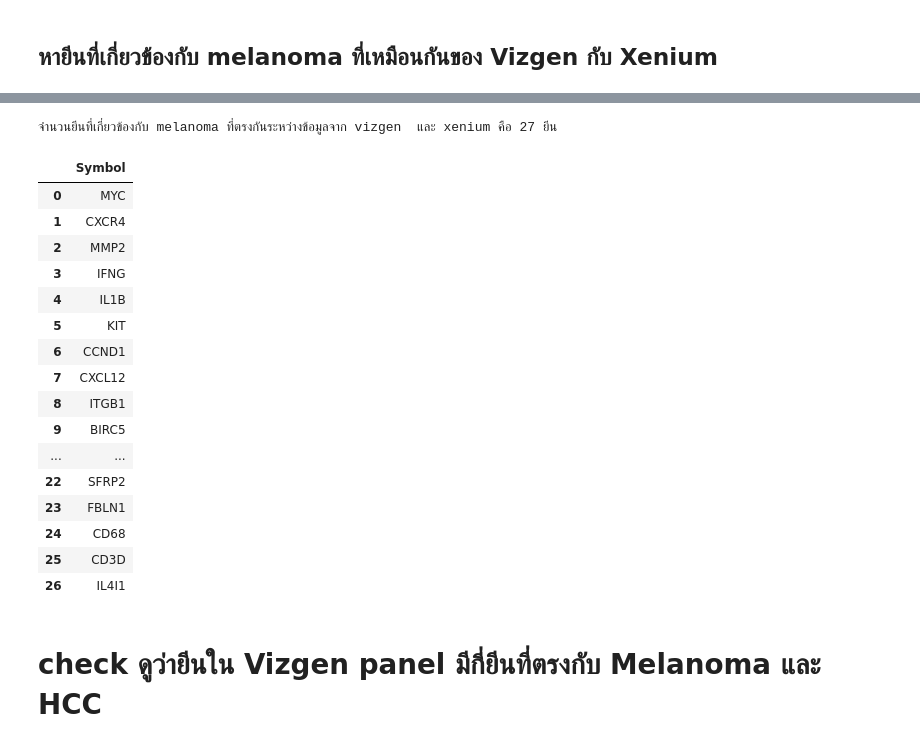
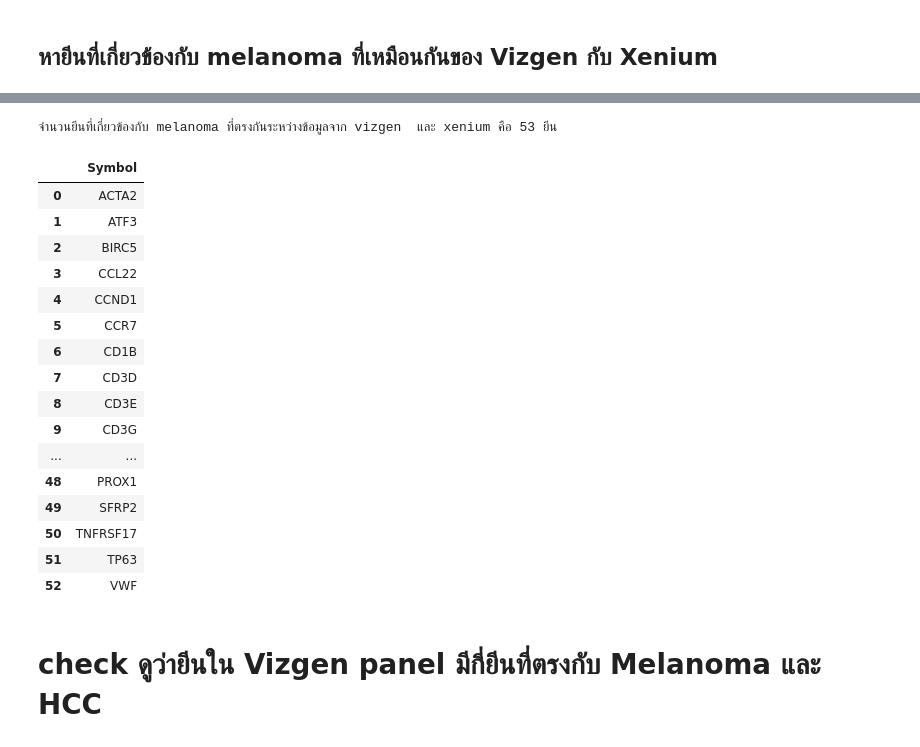
Before and after one commit to manudsanun/python_dataviz2024, a Jupyter notebook: Immuno_oncology_Gene_Panel__Gene_List_2.ipynb, the cells around one changed output, grey strips where cells are left out. Saved outputs shown, nothing was run; the diff lists cells and outputs as text; code cells hidden in the pictures.

```diff
--- a/Immuno_oncology_Gene_Panel__Gene_List_2.ipynb
+++ b/Immuno_oncology_Gene_Panel__Gene_List_2.ipynb
@@ -504,34 +488,34 @@ melanoma_vizgen
 # %%
 # รวมตารางเข้าด้วยกันโดยใช้คอลัมน์ 'Symbol' เป็นตัวเชื่อม
-Melanoma_xeviz = pd.merge(melanoma_vizgen, xenium1, on='Symbol', how='inner')
+xeviz = pd.merge(panel1, xenium1, on='Symbol', how='inner')
 
 # นับจำนวนแถวในตารางที่รวมกันแล้ว (ซึ่งก็คือจำนวนยีนที่ตรงกัน)
-Melanoma_xeviz_count = len(Melanoma_xeviz)
+xeviz_count = len(xeviz)
 
 # แสดงผลลัพธ์
-print(f"จำนวนยีนที่เกี่ยวข้องกับ melanoma ที่ตรงกันระหว่างข้อมูลจาก vizgen  และ xenium คือ {Melanoma_xeviz_count} ยีน")
+print(f"จำนวนยีนที่เกี่ยวข้องกับ melanoma ที่ตรงกันระหว่างข้อมูลจาก vizgen  และ xenium คือ {xeviz_count} ยีน")
 
 # แสดงตารางที่รวมกันแล้ว
-Melanoma_xeviz
+xeviz
 # %% [output]
-จำนวนยีนที่เกี่ยวข้องกับ melanoma ที่ตรงกันระหว่างข้อมูลจาก vizgen  และ xenium คือ 27 ยีน
+จำนวนยีนที่เกี่ยวข้องกับ melanoma ที่ตรงกันระหว่างข้อมูลจาก vizgen  และ xenium คือ 53 ยีน
 |  | Symbol |
-| 0 | MYC |
-| 1 | CXCR4 |
-| 2 | MMP2 |
-| 3 | IFNG |
-| 4 | IL1B |
-| 5 | KIT |
-| 6 | CCND1 |
-| 7 | CXCL12 |
-| 8 | ITGB1 |
-| 9 | BIRC5 |
+| 0 | ACTA2 |
+| 1 | ATF3 |
+| 2 | BIRC5 |
+| 3 | CCL22 |
+| 4 | CCND1 |
+| 5 | CCR7 |
+| 6 | CD1B |
+| 7 | CD3D |
+| 8 | CD3E |
+| 9 | CD3G |
 | ... | ... |
-| 22 | SFRP2 |
-| 23 | FBLN1 |
-| 24 | CD68 |
-| 25 | CD3D |
-| 26 | IL4I1 |
+| 48 | PROX1 |
+| 49 | SFRP2 |
+| 50 | TNFRSF17 |
+| 51 | TP63 |
+| 52 | VWF |
 # %% [markdown]
 # check ดูว่ายีนใน Vizgen panel มีกี่ยีนที่ตรงกับ Melanoma และ HCC
 # %%
```
Also changed, not shown: parts of 1 cell of this notebook.
